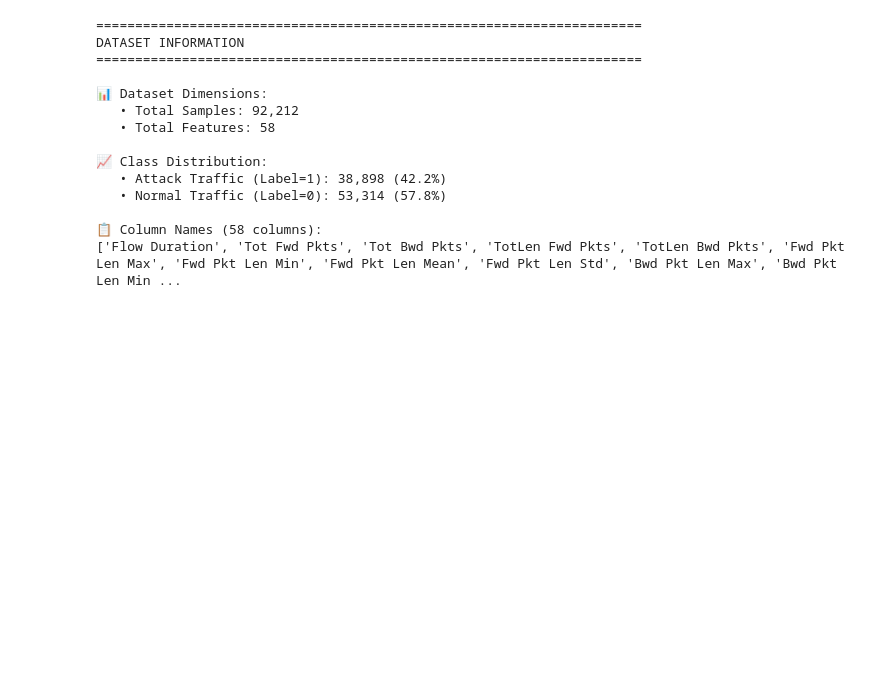
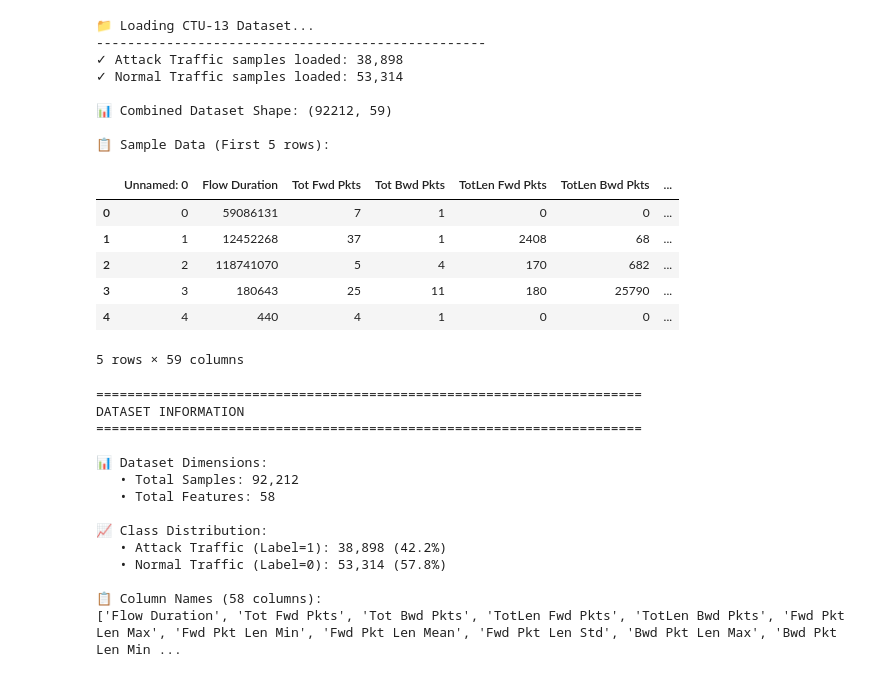
Before and after one commit to zaighumhasaan/ai-crawler-tarpits, a Jupyter notebook: 01_environment_setup.ipynb, the cells around one changed output. Drawn from its saved outputs; the diff is of its cells as text; code cells hidden in the pictures; blank space fills up the shorter version.

```diff
--- a/01_environment_setup.ipynb
+++ b/01_environment_setup.ipynb
@@ -53,5 +53,39 @@ Execution Time: 2026-02-09 00:50:41
 Libraries loaded successfully!
 ======================================================================
+# %%
+print("\n📁 Loading CTU-13 Dataset...")
+print("-" * 50)
+
+# load both datasets
+attack_df = pd.read_csv('dataset/CTU13_Attack_Traffic.csv')
+normal_df = pd.read_csv('dataset/CTU13_Normal_Traffic.csv')
+
+print(f"✓ Attack Traffic samples loaded: {len(attack_df):,}")
+print(f"✓ Normal Traffic samples loaded: {len(normal_df):,}")
+
+# combine datasets
+df = pd.concat([attack_df, normal_df], ignore_index=True)
+print(f"\n📊 Combined Dataset Shape: {df.shape}")
+
+# display first few rows
+print("\n📋 Sample Data (First 5 rows):")
+(df.head(5))
+# %% [output]
+📁 Loading CTU-13 Dataset...
+--------------------------------------------------
+✓ Attack Traffic samples loaded: 38,898
+✓ Normal Traffic samples loaded: 53,314
+
+📊 Combined Dataset Shape: (92212, 59)
+
+📋 Sample Data (First 5 rows):
+|  | Unnamed: 0 | Flow Duration | Tot Fwd Pkts | Tot Bwd Pkts | TotLen Fwd Pkts | TotLen Bwd Pkts | ... |
+| 0 | 0 | 59086131 | 7 | 1 | 0 | 0 | ... |
+| 1 | 1 | 12452268 | 37 | 1 | 2408 | 68 | ... |
+| 2 | 2 | 118741070 | 5 | 4 | 170 | 682 | ... |
+| 3 | 3 | 180643 | 25 | 11 | 180 | 25790 | ... |
+| 4 | 4 | 440 | 4 | 1 | 0 | 0 | ... |
+5 rows × 59 columns
 # %%
 # =========================
 # BASIC DATASET INFORMATION
```
Also changed, not shown: parts of 5 cells of this notebook, 2 other files.
